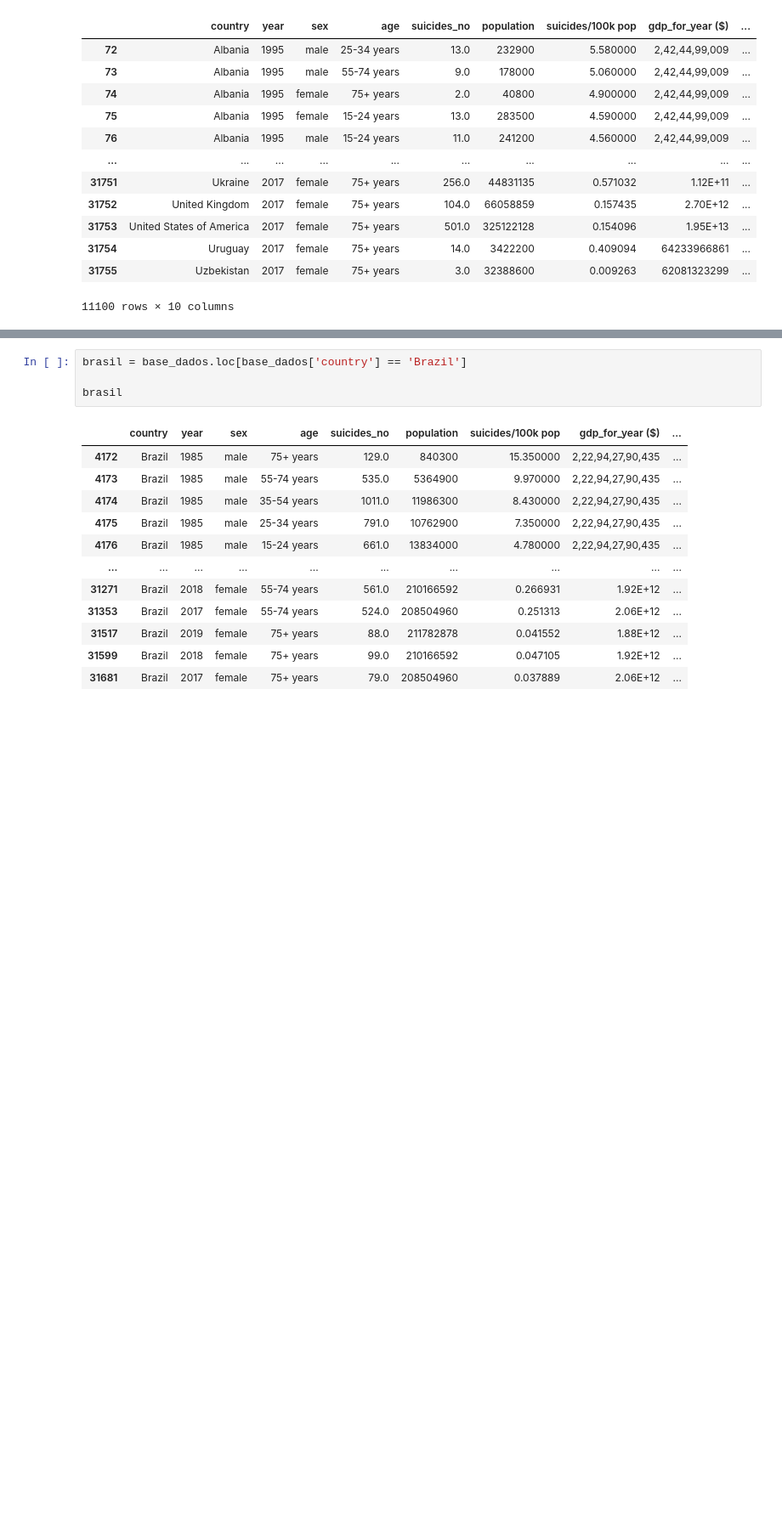
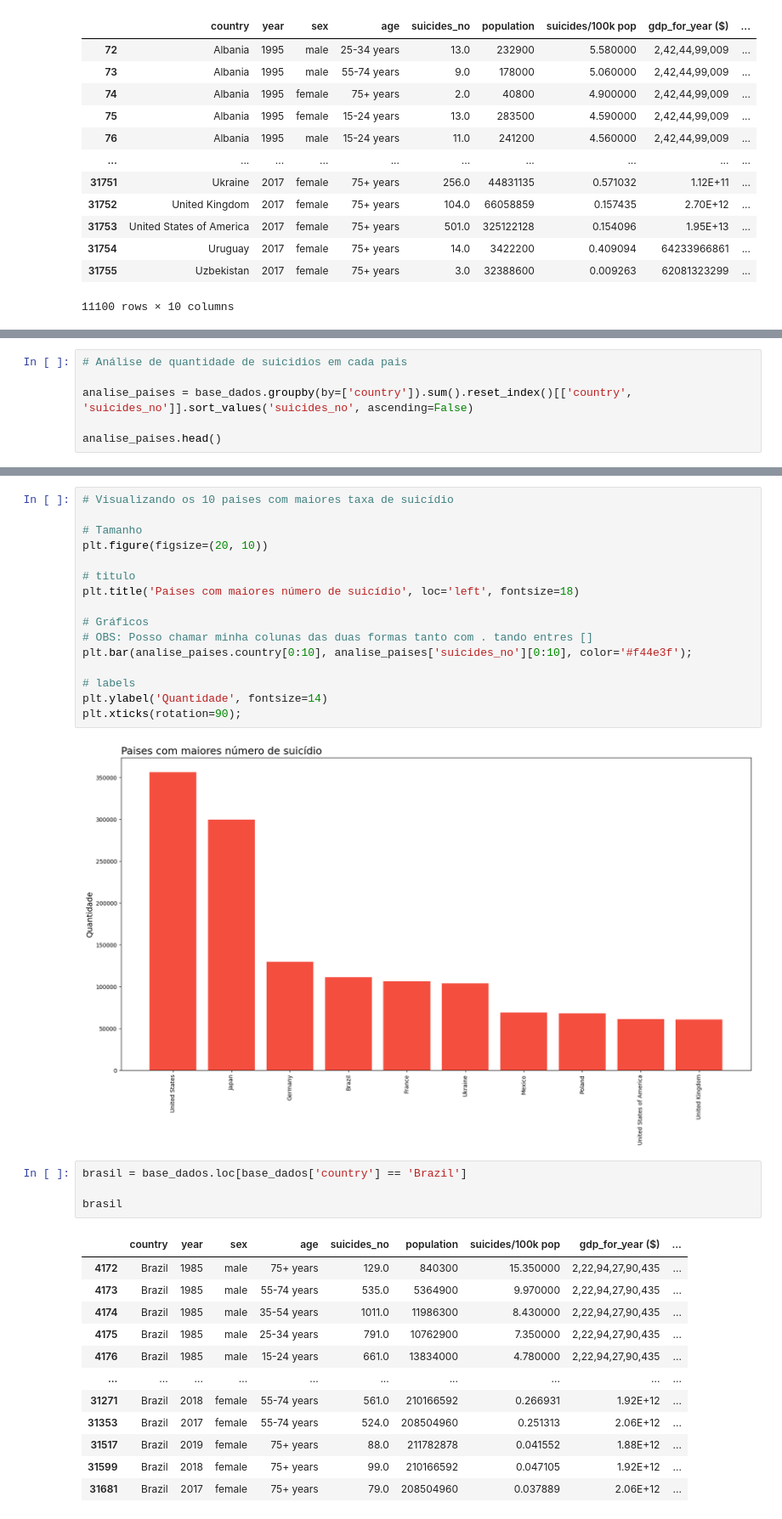
Before and after one commit to vitorhssouza/-Suicide-Rate-Project, a Jupyter notebook: taxa_suicidio.ipynb, the cells around one changed output, grey strips where cells are left out. Shown: that part at 85% size. Cells and saved outputs as stored; diff of their text form; blank space fills up the shorter version.

```diff
--- a/taxa_suicidio.ipynb
+++ b/taxa_suicidio.ipynb
@@ -96,0 +127,6 @@ base_dados
+# %%
+# Análise de quantidade de suicidios em cada pais
+
+analise_paises = base_dados.groupby(by=['country']).sum().reset_index()[['country', 'suicides_no']].sort_values('suicides_no', ascending=False)
+
+analise_paises.head()
@@ -97,3 +140,21 @@ base_dados
+# %%
+# Visualizando os 10 paises com maiores taxa de suicídio
+
+# Tamanho
+plt.figure(figsize=(20, 10))
+
+# titulo
+plt.title('Paises com maiores número de suicídio', loc='left', fontsize=18)
+
+# Gráficos
+# OBS: Posso chamar minha colunas das duas formas tanto com . tando entres []
+plt.bar(analise_paises.country[0:10], analise_paises['suicides_no'][0:10], color='#f44e3f');
+
+# labels
+plt.ylabel('Quantidade', fontsize=14)
+plt.xticks(rotation=90);
+# %% [output]
+[figure, added]
 # %%
 brasil = base_dados.loc[base_dados['country'] == 'Brazil']
 
```
Also changed, not shown: parts of 3 cells of this notebook.
